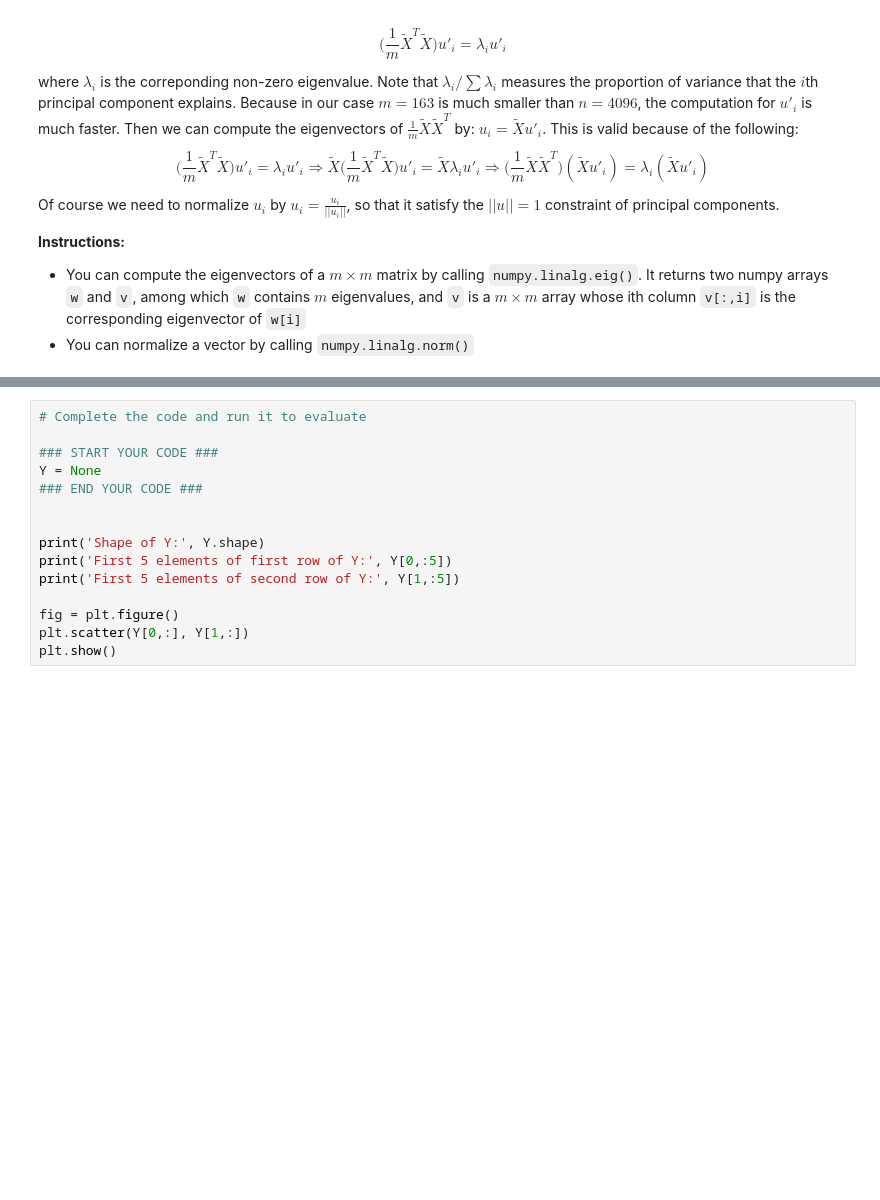
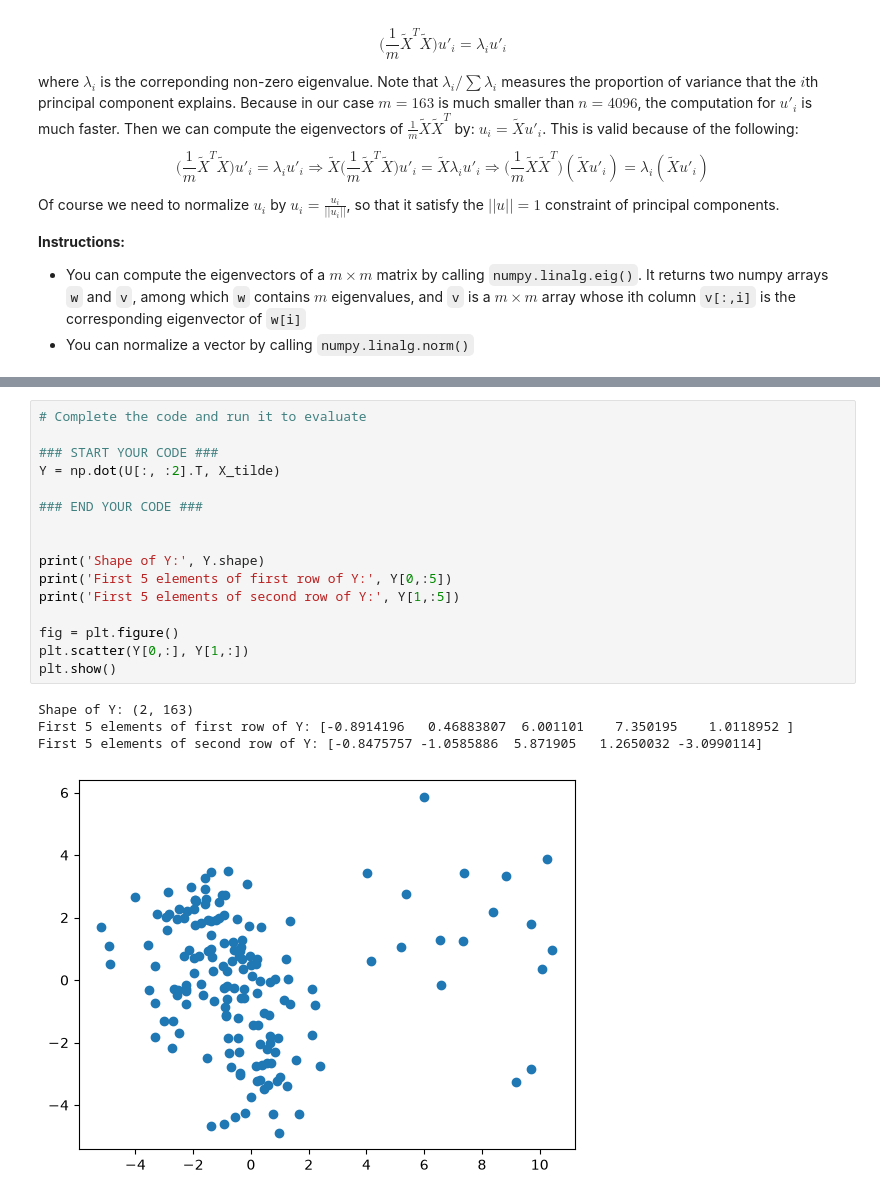
Before and after one commit to JakeRecharte/Machine-Learning, a Jupyter notebook: Assignment 2/assignment2.ipynb, the cells around one changed output, grey strips where cells are left out. Cells and saved outputs as stored; diff of their text form; blank space fills up the shorter version.

```diff
--- a/Assignment 2/assignment2.ipynb
+++ b/Assignment 2/assignment2.ipynb
@@ -402,18 +454,24 @@ Let $u_1$ and $u_2$ the 1st and 2nd columns of matrix `U`, the projection of an
 # %%
 # Complete the code and run it to evaluate
 
 ### START YOUR CODE ###
-Y = None
+Y = np.dot(U[:, :2].T, X_tilde)
+
 ### END YOUR CODE ###
 
 
 print('Shape of Y:', Y.shape)
 print('First 5 elements of first row of Y:', Y[0,:5])
 print('First 5 elements of second row of Y:', Y[1,:5])
 
 fig = plt.figure()
 plt.scatter(Y[0,:], Y[1,:])
 plt.show()
+# %% [output]
+Shape of Y: (2, 163)
+First 5 elements of first row of Y: [-0.8914196   0.46883807  6.001101    7.350195    1.0118952 ]
+First 5 elements of second row of Y: [-0.8475757 -1.0585886  5.871905   1.2650032 -3.0990114]
+[figure, added]
 # %% [markdown]
 ### Expected output
 
```
Also changed, not shown: parts of 12 cells of this notebook, 7 other files.
